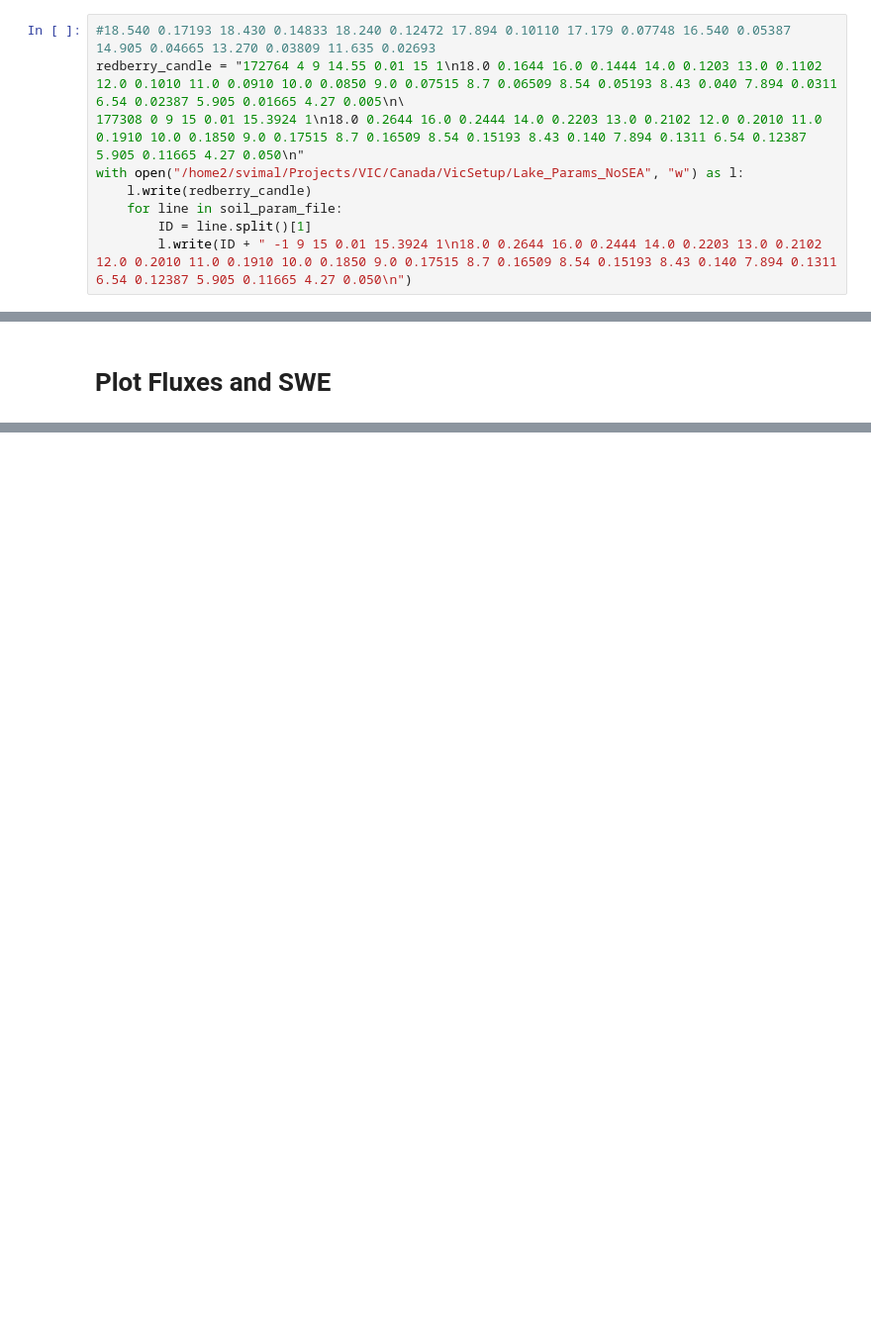
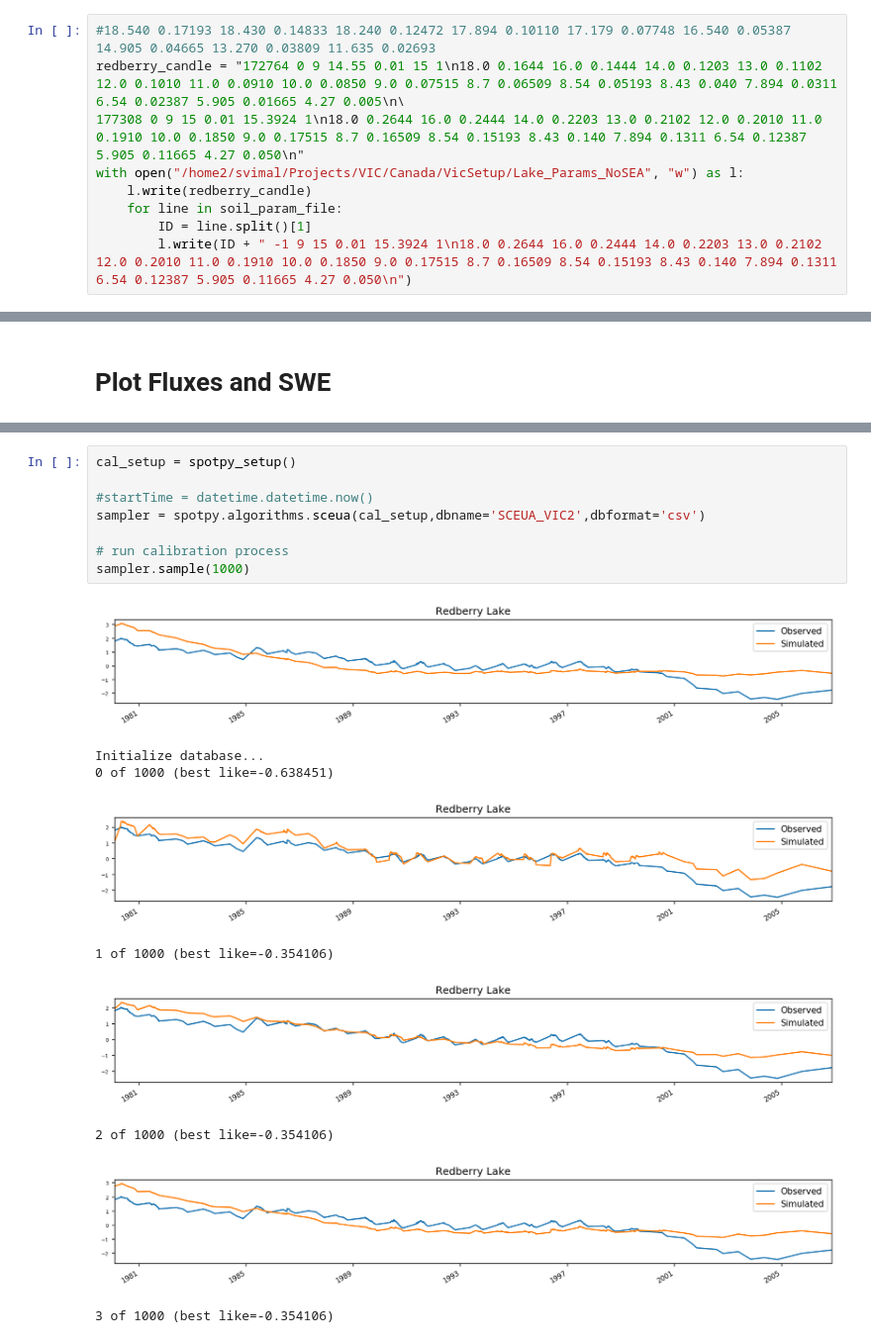
Before and after one commit to solomonvimal/UCLA-Hydro, a Jupyter notebook: ABoVE/VIC_workflow.ipynb, the cells around one changed output, grey strips where cells are left out. Shown at 99% size. Drawn from its saved outputs; the diff is of its cells as text; blank space fills up the shorter version.

```diff
--- a/ABoVE/VIC_workflow.ipynb
+++ b/ABoVE/VIC_workflow.ipynb
@@ -125,7 +183,7 @@ with open(veg_param, "w") as f:
 # Make lake parameter file
 # %%
 #18.540 0.17193 18.430 0.14833 18.240 0.12472 17.894 0.10110 17.179 0.07748 16.540 0.05387 14.905 0.04665 13.270 0.03809 11.635 0.02693
-redberry_candle = "172764 4 9 14.55 0.01 15 1\n18.0 0.1644 16.0 0.1444 14.0 0.1203 13.0 0.1102 12.0 0.1010 11.0 0.0910 10.0 0.0850 9.0 0.07515 8.7 0.06509 8.54 0.05193 8.43 0.040 7.894 0.0311 6.54 0.02387 5.905 0.01665 4.27 0.005\n\
+redberry_candle = "172764 0 9 14.55 0.01 15 1\n18.0 0.1644 16.0 0.1444 14.0 0.1203 13.0 0.1102 12.0 0.1010 11.0 0.0910 10.0 0.0850 9.0 0.07515 8.7 0.06509 8.54 0.05193 8.43 0.040 7.894 0.0311 6.54 0.02387 5.905 0.01665 4.27 0.005\n\
 177308 0 9 15 0.01 15.3924 1\n18.0 0.2644 16.0 0.2444 14.0 0.2203 13.0 0.2102 12.0 0.2010 11.0 0.1910 10.0 0.1850 9.0 0.17515 8.7 0.16509 8.54 0.15193 8.43 0.140 7.894 0.1311 6.54 0.12387 5.905 0.11665 4.27 0.050\n"
 with open("/home2/svimal/Projects/VIC/Canada/VicSetup/Lake_Params_NoSEA", "w") as l:
     l.write(redberry_candle)
@@ -222,0 +378,18 @@ plot.plot_lake_snow("Redberry","fluxes_"+str(Redberry[0])+"_"+str(Redberry[1]),
+# %%
+cal_setup = spotpy_setup()
+
+#startTime = datetime.datetime.now()
+sampler = spotpy.algorithms.sceua(cal_setup,dbname='SCEUA_VIC2',dbformat='csv')
+
+# run calibration process
+sampler.sample(1000)
+# %% [output]
+[figure, added]
+Initialize database...
+0 of 1000 (best like=-0.638451)
+[figure, added]
+1 of 1000 (best like=-0.354106)
+[figure, added]
+2 of 1000 (best like=-0.354106)
+[figure, added]
+3 of 1000 (best like=-0.354106)
```
Also changed, not shown: parts of 32 cells of this notebook.
